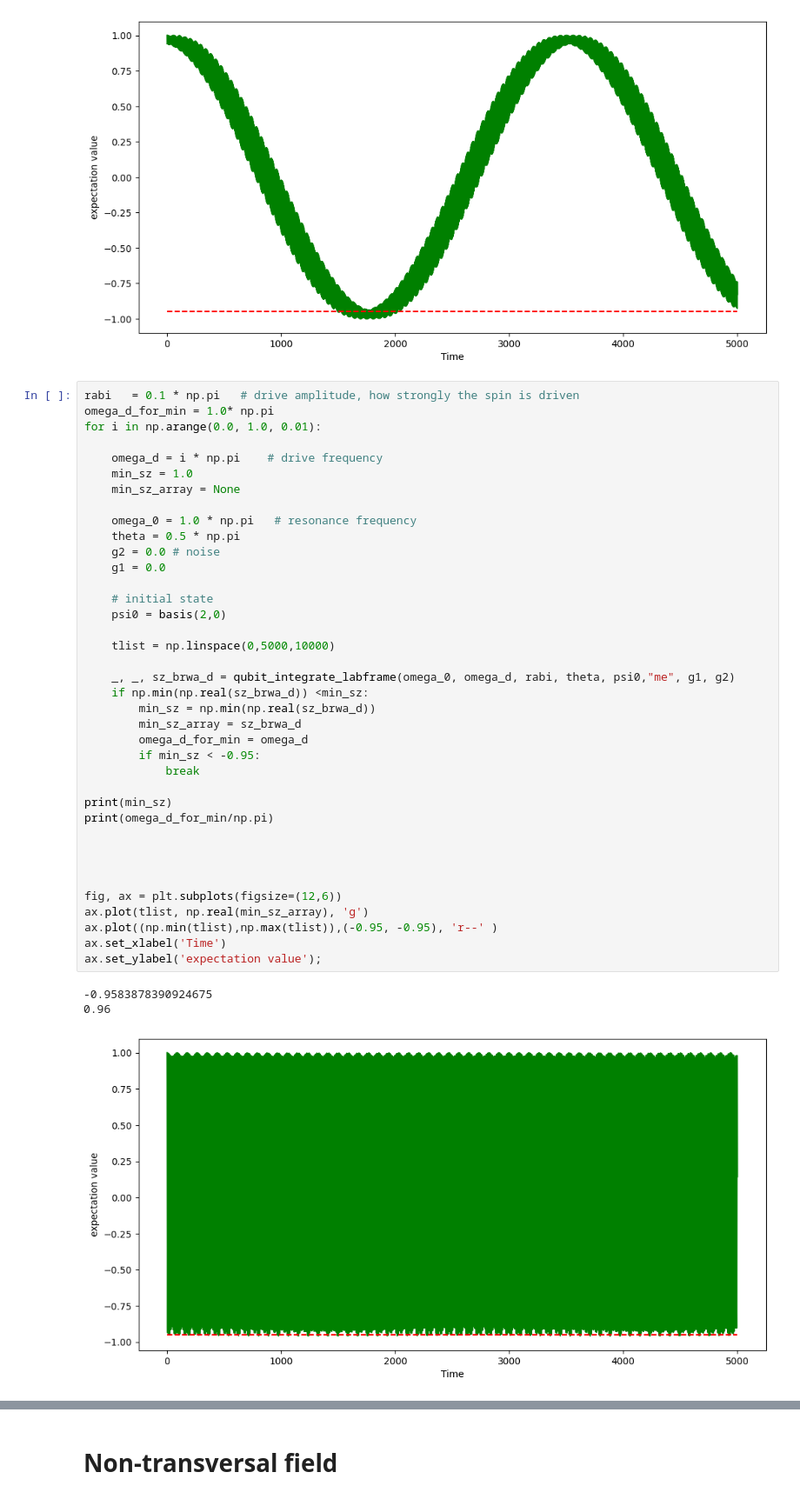
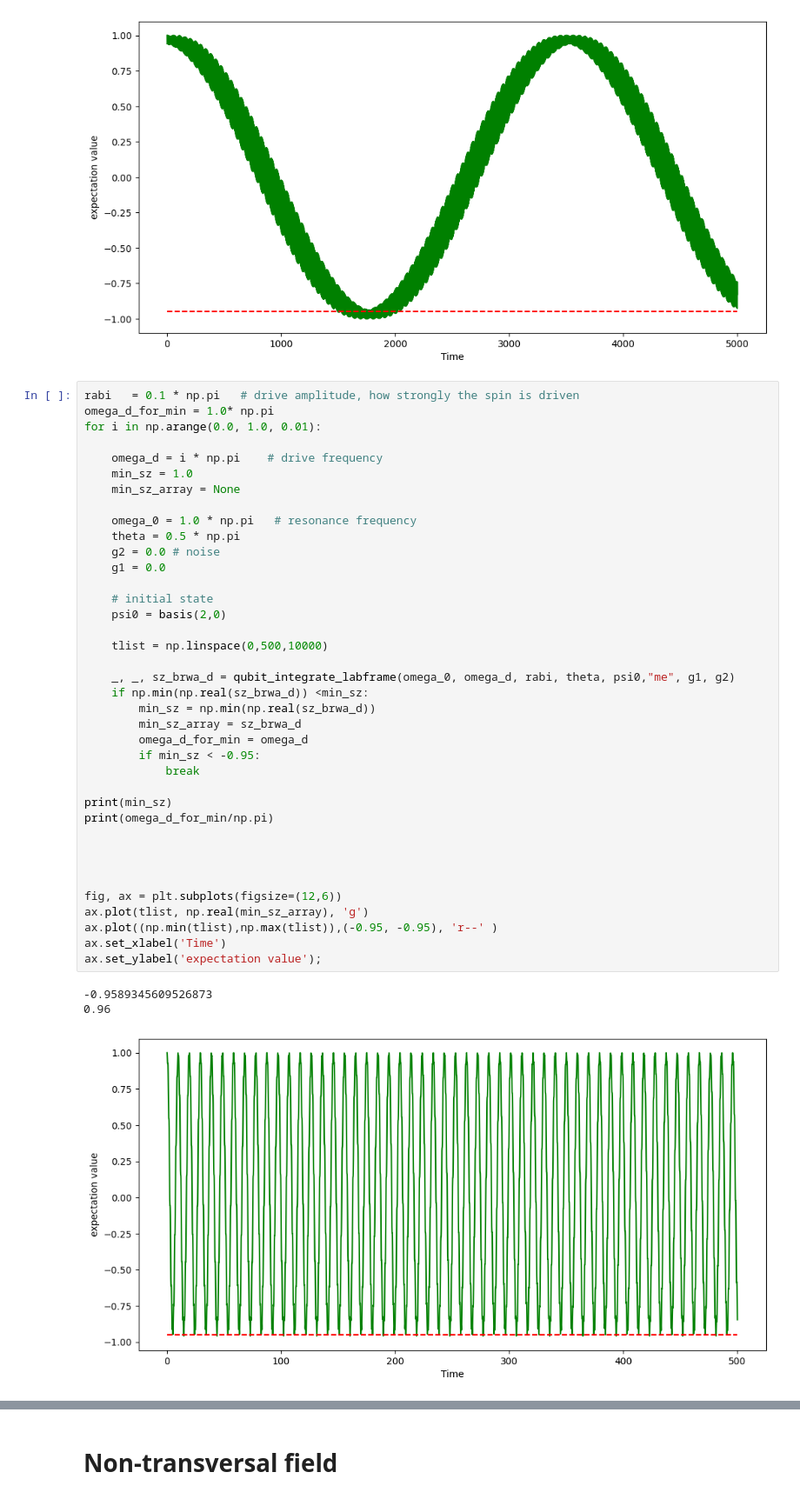
Before and after one commit to lchladek/subharmonic-resonances, a Jupyter notebook: transversal_vs_nonotransversal.ipynb, the cells around one changed output, grey strips where cells are left out. Shown at 87% size. Drawn from its saved outputs; the diff is of its cells as text.

```diff
--- a/transversal_vs_nonotransversal.ipynb
+++ b/transversal_vs_nonotransversal.ipynb
@@ -110,33 +110,33 @@ for i in np.arange(0.0, 1.0, 0.01):
     omega_0 = 1.0 * np.pi   # resonance frequency
     theta = 0.5 * np.pi
     g2 = 0.0 # noise
     g1 = 0.0
 
     # initial state
     psi0 = basis(2,0)
 
-    tlist = np.linspace(0,5000,10000)
+    tlist = np.linspace(0,500,10000)
 
     _, _, sz_brwa_d = qubit_integrate_labframe(omega_0, omega_d, rabi, theta, psi0,"me", g1, g2)
     if np.min(np.real(sz_brwa_d)) <min_sz:
         min_sz = np.min(np.real(sz_brwa_d))
         min_sz_array = sz_brwa_d
         omega_d_for_min = omega_d
         if min_sz < -0.95:
             break
 
 print(min_sz)
 print(omega_d_for_min/np.pi)
 
 
 
 
 fig, ax = plt.subplots(figsize=(12,6))
 ax.plot(tlist, np.real(min_sz_array), 'g')
 ax.plot((np.min(tlist),np.max(tlist)),(-0.95, -0.95), 'r--' )
 ax.set_xlabel('Time')
 ax.set_ylabel('expectation value');
 # %% [output]
--0.9583878390924675
+-0.9589345609526873
 0.96
-[figure, old version]
+[figure, new version]
```
Also changed, not shown: parts of 10 cells of this notebook.
